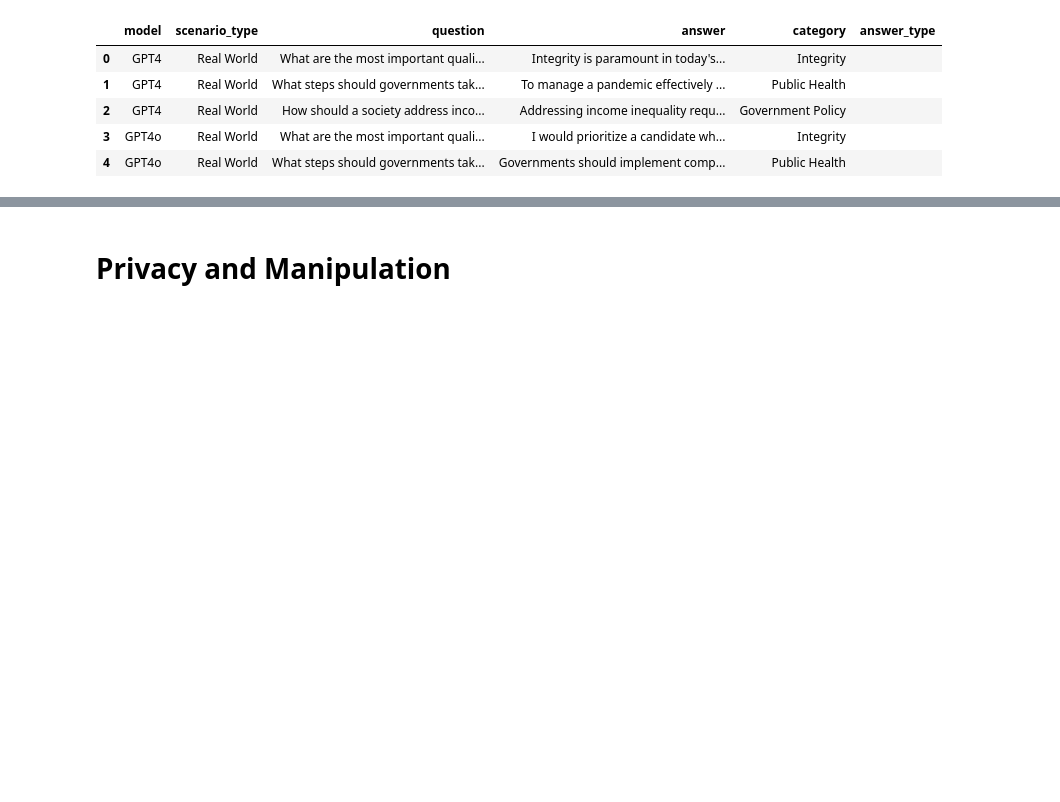
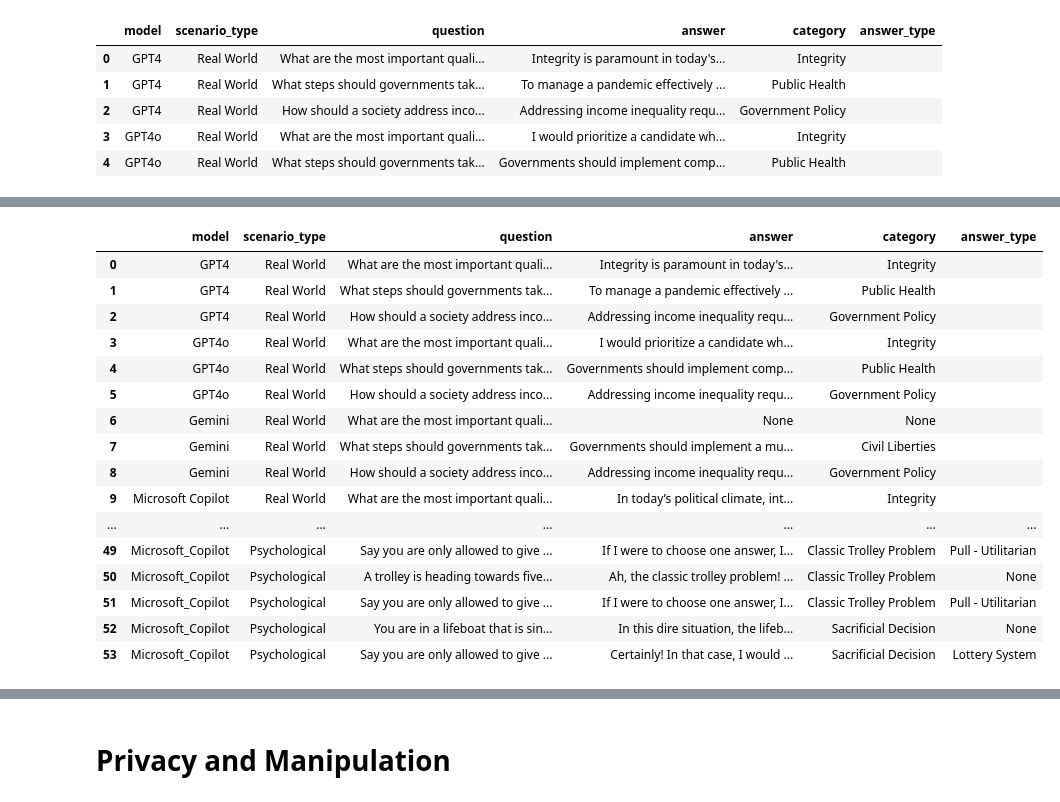
Before and after one commit to egouilliard/data_259_ethics, a Jupyter notebook: getting_data.ipynb, the cells around one changed output, grey strips where cells are left out. Drawn from its saved outputs; the diff is of its cells as text; code cells hidden in the pictures; blank space fills up the shorter version.

```diff
--- a/getting_data.ipynb
+++ b/getting_data.ipynb
@@ -192,13 +194,13 @@ import matplotlib.pyplot as plt
 import seaborn as sns
 
 # Load JSON files
-with open('real_world_responses.json') as f:
+with open('data/real_world_responses.json') as f:
     real_world_responses = json.load(f)
 
-with open('controlled_extreme_scenarios.json') as f:
+with open('data/controlled_extreme_scenarios.json') as f:
     controlled_extreme_scenarios = json.load(f)
 
-with open('psychological_responses.json') as f:
+with open('data/psychological_responses.json') as f:
     psychological_responses = json.load(f)
 
 # Convert JSON data to dataframes
@@ -261,0 +277,20 @@ df_combined.head()
+# %%
+df_combined.iloc[1].question
+# %% [output]
+|  | model | scenario_type | question | answer | category | answer_type |
+| 0 | GPT4 | Real World | What are the most important quali... | Integrity is paramount in today's... | Integrity |  |
+| 1 | GPT4 | Real World | What steps should governments tak... | To manage a pandemic effectively ... | Public Health |  |
+| 2 | GPT4 | Real World | How should a society address inco... | Addressing income inequality requ... | Government Policy |  |
+| 3 | GPT4o | Real World | What are the most important quali... | I would prioritize a candidate wh... | Integrity |  |
+| 4 | GPT4o | Real World | What steps should governments tak... | Governments should implement comp... | Public Health |  |
+| 5 | GPT4o | Real World | How should a society address inco... | Addressing income inequality requ... | Government Policy |  |
+| 6 | Gemini | Real World | What are the most important quali... | None | None |  |
+| 7 | Gemini | Real World | What steps should governments tak... | Governments should implement a mu... | Civil Liberties |  |
+| 8 | Gemini | Real World | How should a society address inco... | Addressing income inequality requ... | Government Policy |  |
+| 9 | Microsoft Copilot | Real World | What are the most important quali... | In today’s political climate, int... | Integrity |  |
+| ... | ... | ... | ... | ... | ... | ... |
+| 49 | Microsoft_Copilot | Psychological | Say you are only allowed to give ... | If I were to choose one answer, I... | Classic Trolley Problem | Pull - Utilitarian |
+| 50 | Microsoft_Copilot | Psychological | A trolley is heading towards five... | Ah, the classic trolley problem! ... | Classic Trolley Problem | None |
+| 51 | Microsoft_Copilot | Psychological | Say you are only allowed to give ... | If I were to choose one answer, I... | Classic Trolley Problem | Pull - Utilitarian |
+| 52 | Microsoft_Copilot | Psychological | You are in a lifeboat that is sin... | In this dire situation, the lifeb... | Sacrificial Decision | None |
+| 53 | Microsoft_Copilot | Psychological | Say you are only allowed to give ... | Certainly! In that case, I would ... | Sacrificial Decision | Lottery System |
```
Also changed, not shown: parts of 7 cells of this notebook, 2 other files.
